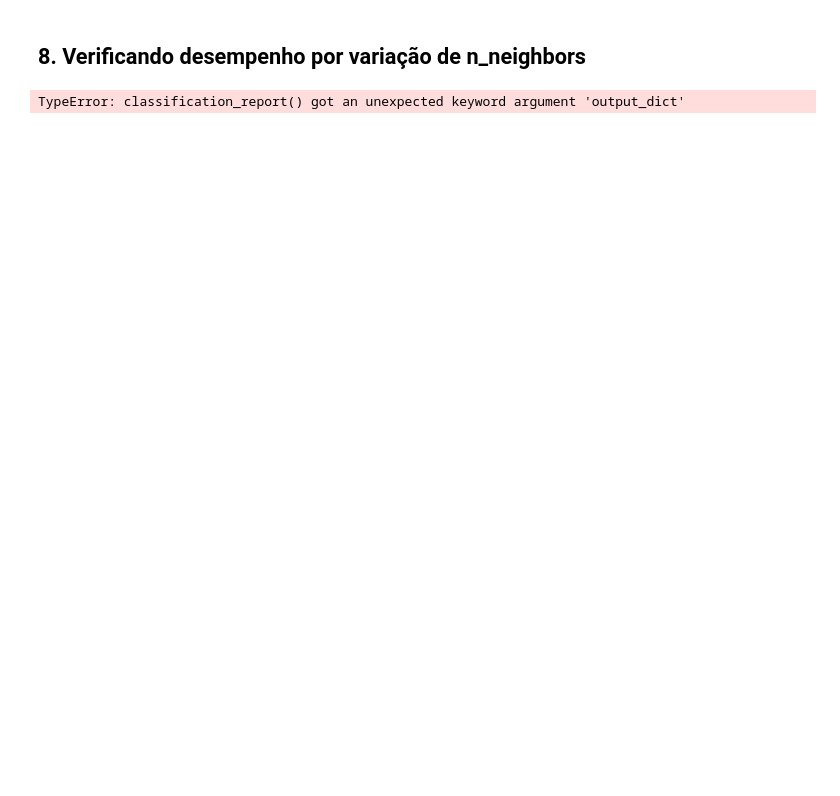
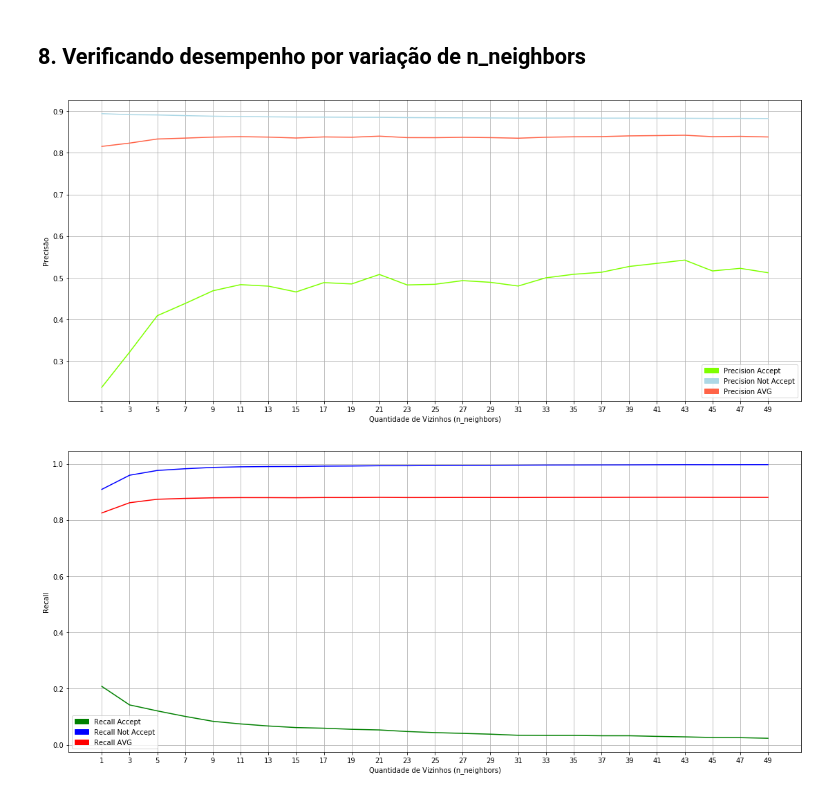
Before and after one commit to Aprendizado-de-Maquina-2018-2/classificacao, a Jupyter notebook: NearestNeighbors/Aprendizado de Máquina - NN.ipynb, the cells around one changed output. Drawn from its saved outputs; the diff is of its cells as text; code cells hidden in the pictures; blank space fills up the shorter version.

```diff
--- a/NearestNeighbors/Aprendizado de Máquina - NN.ipynb
+++ b/NearestNeighbors/Aprendizado de Máquina - NN.ipynb
@@ -215,10 +220,13 @@ report_recall_accept = []
 report_precision_avg = []
 report_recall_avg = []
 
+report_accept_variation_print = []
+
 numbers_list = list(range(1,50))
-odd_values = filter(lambda x: x % 2 != 0, numbers_list)
+odd_values = list(filter(lambda x: x % 2 != 0, numbers_list))
 
 for n_neighbors in odd_values:
+    report_accept_variation_print.append("K: " + str(n_neighbors))
     neigh = neighbors.KNeighborsClassifier(n_neighbors=n_neighbors,
                                            weights='distance',
                                            algorithm='auto',
@@ -235,39 +243,59 @@ for n_neighbors in odd_values:
     report_precision_not_accept.append(report['Recusaram']['precision'])
     report_recall_not_accept.append(report['Recusaram']['recall'])
     report_precision_accept.append(report['Aceitaram']['precision'])
+
+    report_accept_variation_print.append("Aceitaram - Precision: " + str(report['Aceitaram']['precision']))
+
     report_recall_accept.append(report['Aceitaram']['recall'])
-    report_precision_avg.append(report['avg / total']['precision'])
-    report_recall_avg.append(report['avg / total']['recall'])
+
+    report_accept_variation_print.append("Aceitaram - Recall: " + str(report['Aceitaram']['recall']))
+
+    report_precision_avg.append(report['weighted avg']['precision'])
+    report_recall_avg.append(report['weighted avg']['recall'])
 
 
 max_samples = odd_values
+
+plt.figure(figsize=(19,8))
+
+plt.grid()
+
+plt.xticks(max_samples)
+
 plt.plot(max_samples, report_precision_accept, 'chartreuse', label='Precision Accept')
 
 plt.plot(max_samples, report_precision_not_accept, 'lightblue', label='Precision Not Accept')
 
 plt.plot(max_samples, report_precision_avg, 'tomato', label='Precision AVG')
 
 plt.ylabel('Precisão')
 plt.xlabel('Quantidade de Vizinhos (n_neighbors)')
 
 plt.legend(handles=[mpatches.Patch(color='chartreuse', label='Precision Accept'),
 mpatches.Patch(color='lightblue', label='Precision Not Accept'),
 mpatches.Patch(color='tomato', label='Precision AVG')])
 
 plt.show()
 
+plt.figure(figsize=(19,8))
+
+plt.grid()
+
+plt.xticks(max_samples)
+
 plt.plot(max_samples, report_recall_accept, 'green', label='Recall Accept')
 
 plt.plot(max_samples, report_recall_not_accept, 'blue', label='Recall Not Accept')
 
 plt.plot(max_samples, report_recall_avg, 'red', label='Recall AVG')
 
 plt.ylabel('Recall')
 plt.xlabel('Quantidade de Vizinhos (n_neighbors)')
 
 plt.legend(handles=[mpatches.Patch(color='green', label='Recall Accept'),
 mpatches.Patch(color='blue', label='Recall Not Accept'),
 mpatches.Patch(color='red', label='Recall AVG')])
 plt.show()
 # %% [output]
-TypeError: classification_report() got an unexpected keyword argument 'output_dict'
+[figure, added]
+[figure, added]
```
Also changed, not shown: parts of 9 cells of this notebook.
